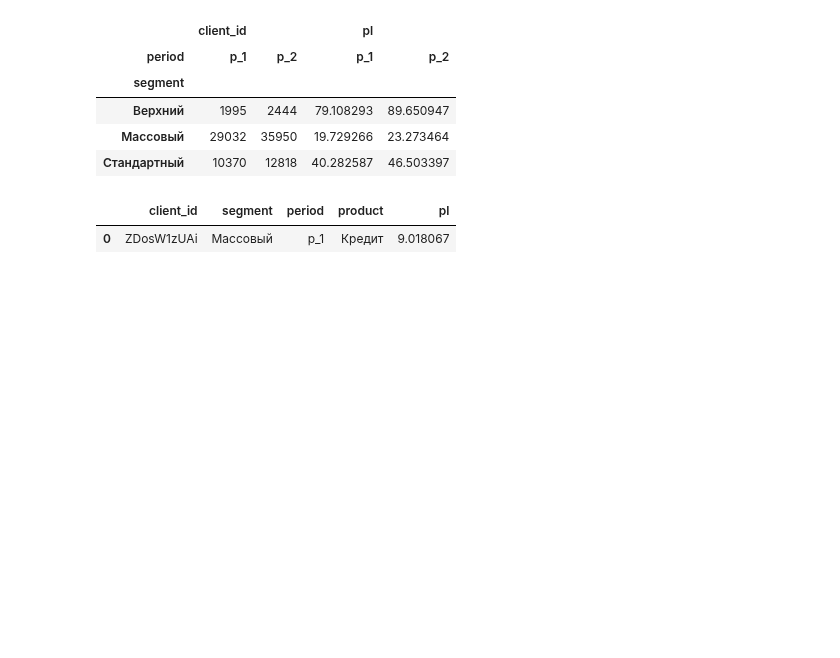
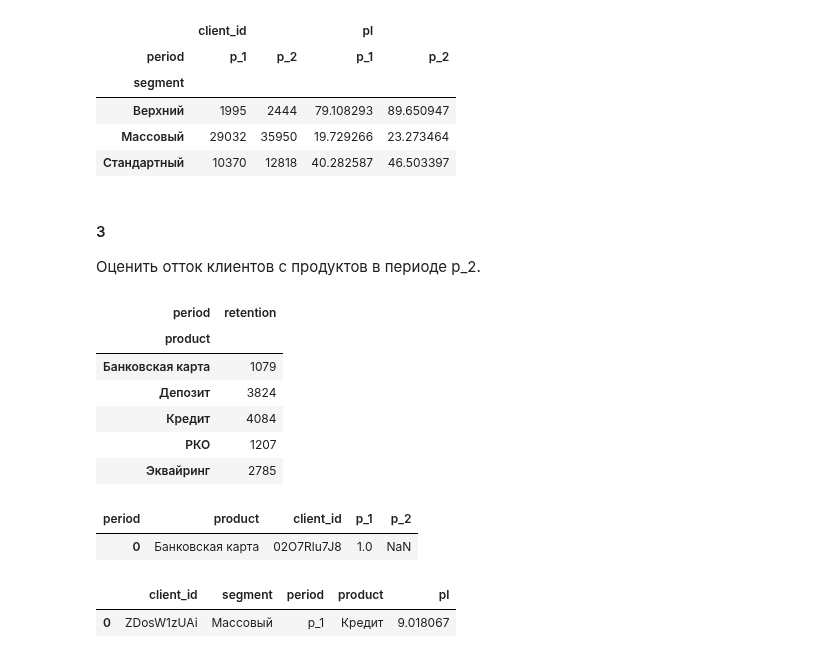
Before and after one commit to gbrs/ipython_notebook_probes, a Jupyter notebook: test_vtb/test_vtb_mine.ipynb, the cells around one changed output. Cells and saved outputs as stored; diff of their text form; code cells hidden in the pictures; blank space fills up the shorter version.

```diff
--- a/test_vtb/test_vtb_mine.ipynb
+++ b/test_vtb/test_vtb_mine.ipynb
@@ -210,6 +211,31 @@ pl_df.pivot_table(['pl', 'client_id'], 'segment', 'period', aggfunc={'pl': 'mean
 | Верхний | 1995 | 2444 | 79.108293 | 89.650947 |
 | Массовый | 29032 | 35950 | 19.729266 | 23.273464 |
 | Стандартный | 10370 | 12818 | 40.282587 | 46.503397 |
+# %% [markdown]
+#### 3
+Оценить отток клиентов с продуктов в периоде p_2.
+# %%
+pt = pl_df.pivot_table('segment', ['product', 'client_id'], 'period', aggfunc='count', )
+# %%
+pt[pt.p_1.notna() & pt.p_2.isna()]\
+.reset_index()\
+.groupby('product')\
+.agg('count')\
+.iloc[:, :1]\
+.rename(columns={'client_id': 'retention'})
+# %% [output]
+| period | retention |
+| product |  |
+| Банковская карта | 1079 |
+| Депозит | 3824 |
+| Кредит | 4084 |
+| РКО | 1207 |
+| Эквайринг | 2785 |
+# %%
+pt.head(1)
+# %% [output]
+| period | product | client_id | p_1 | p_2 |
+| 0 | Банковская карта | 02O7Rlu7J8 | 1.0 | NaN |
 # %%
 pl_df.head(1)
 # %% [output]
```
Also changed, not shown: parts of 1 cell of this notebook.
